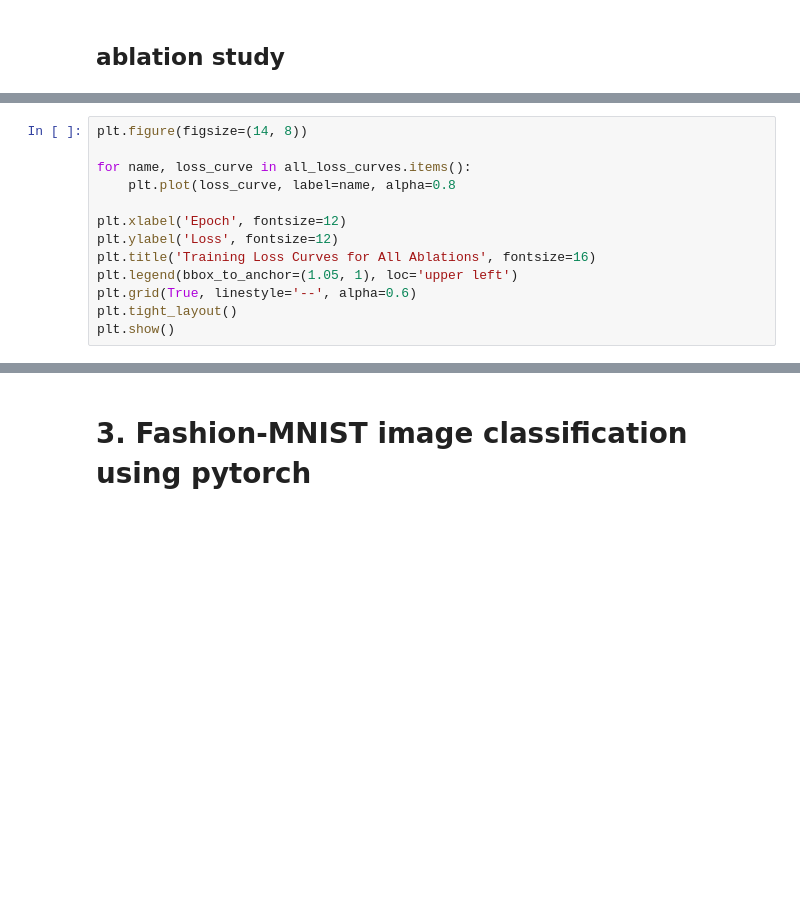
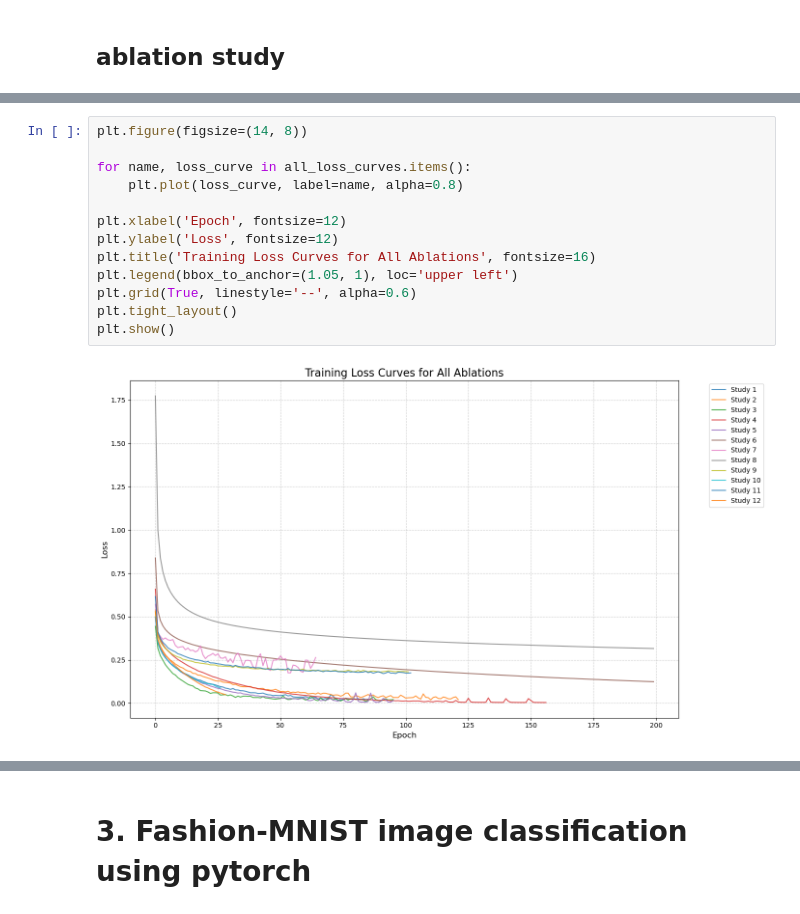
Before and after one commit to deskk/MIS_project3, a Jupyter notebook: project3.ipynb, the cells around one changed output, grey strips where cells are left out. Cells and saved outputs as stored; diff of their text form; blank space fills up the shorter version.

```diff
--- a/project3.ipynb
+++ b/project3.ipynb
@@ -260,16 +269,18 @@ print(summary_df)
 # %%
 plt.figure(figsize=(14, 8))
 
 for name, loss_curve in all_loss_curves.items():
-    plt.plot(loss_curve, label=name, alpha=0.8
+    plt.plot(loss_curve, label=name, alpha=0.8)
 
 plt.xlabel('Epoch', fontsize=12)
 plt.ylabel('Loss', fontsize=12)
 plt.title('Training Loss Curves for All Ablations', fontsize=16)
 plt.legend(bbox_to_anchor=(1.05, 1), loc='upper left')
 plt.grid(True, linestyle='--', alpha=0.6)
 plt.tight_layout()
 plt.show()
+# %% [output]
+[figure, added]
 # %%
 # create a 3x4 grid for 12 plots
 
```
Also changed, not shown: parts of 4 cells of this notebook.
